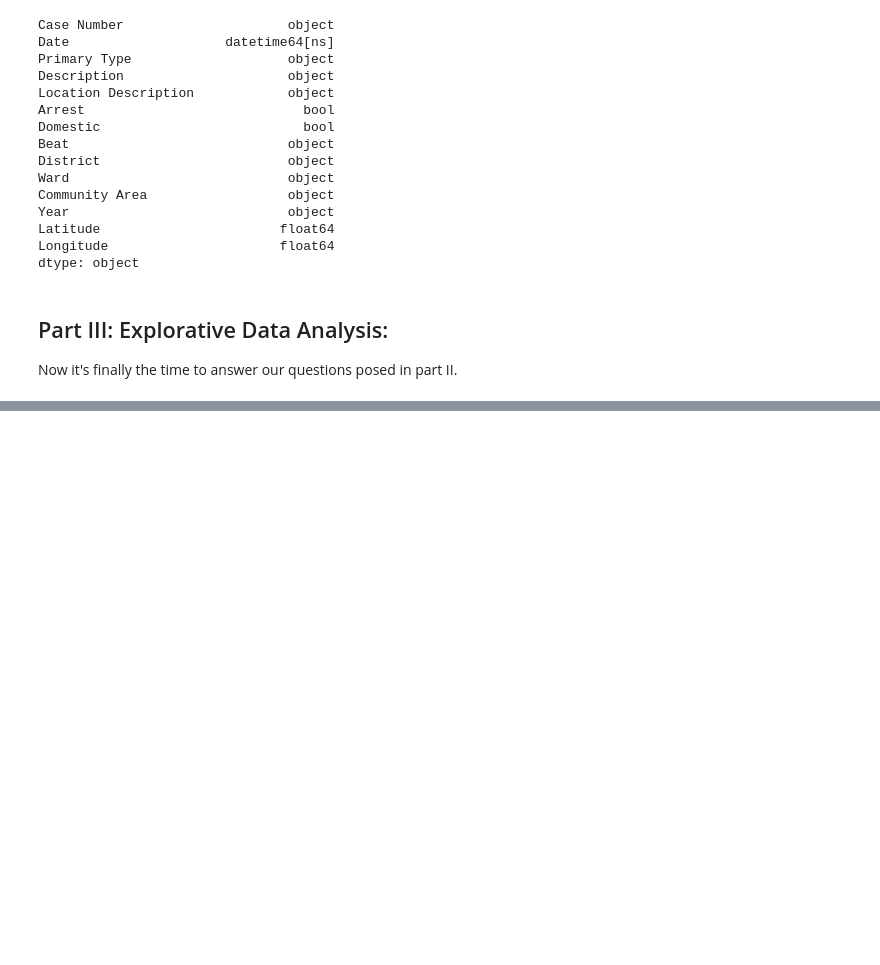
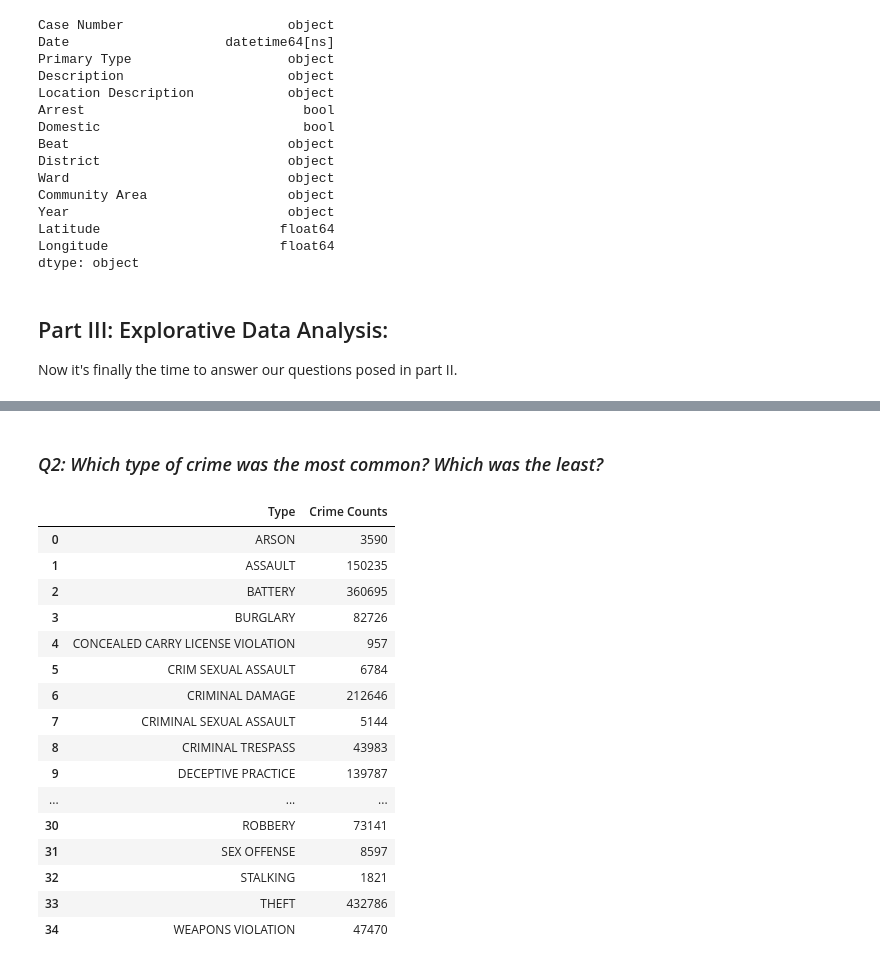
Before and after one commit to jcvincentliu/Analyzing-Racial-Disparities-in-Chicago-Police-Traffic-Stops, a Jupyter notebook: crime_cleaning.ipynb, the cells around one changed output, grey strips where cells are left out. Drawn from its saved outputs; the diff is of its cells as text; code cells hidden in the pictures; blank space fills up the shorter version.

```diff
--- a/crime_cleaning.ipynb
+++ b/crime_cleaning.ipynb
@@ -203,0 +232,25 @@ Now it's finally the time to answer our questions posed in part II.
+# %% [markdown]
+### *Q2: Which type of crime was the most common? Which was the least?*
+# %%
+count_by_type = crime.loc[:, "Primary Type"].value_counts().sort_index(ascending=True).to_frame()
+count_by_type = count_by_type.reset_index()
+count_by_type.columns = ["Type", "Crime Counts"]
+count_by_type
+# %% [output]
+|  | Type | Crime Counts |
+| 0 | ARSON | 3590 |
+| 1 | ASSAULT | 150235 |
+| 2 | BATTERY | 360695 |
+| 3 | BURGLARY | 82726 |
+| 4 | CONCEALED CARRY LICENSE VIOLATION | 957 |
+| 5 | CRIM SEXUAL ASSAULT | 6784 |
+| 6 | CRIMINAL DAMAGE | 212646 |
+| 7 | CRIMINAL SEXUAL ASSAULT | 5144 |
+| 8 | CRIMINAL TRESPASS | 43983 |
+| 9 | DECEPTIVE PRACTICE | 139787 |
+| ... | ... | ... |
+| 30 | ROBBERY | 73141 |
+| 31 | SEX OFFENSE | 8597 |
+| 32 | STALKING | 1821 |
+| 33 | THEFT | 432786 |
+| 34 | WEAPONS VIOLATION | 47470 |
```
Also changed, not shown: parts of 6 cells of this notebook.
